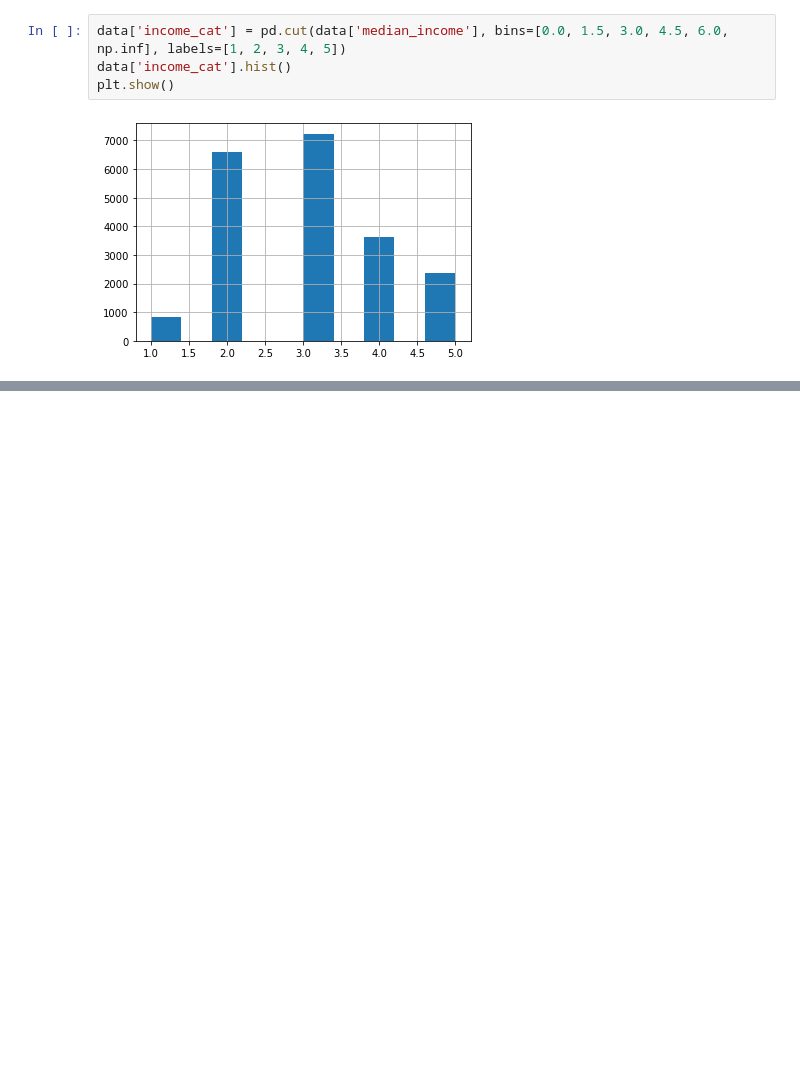
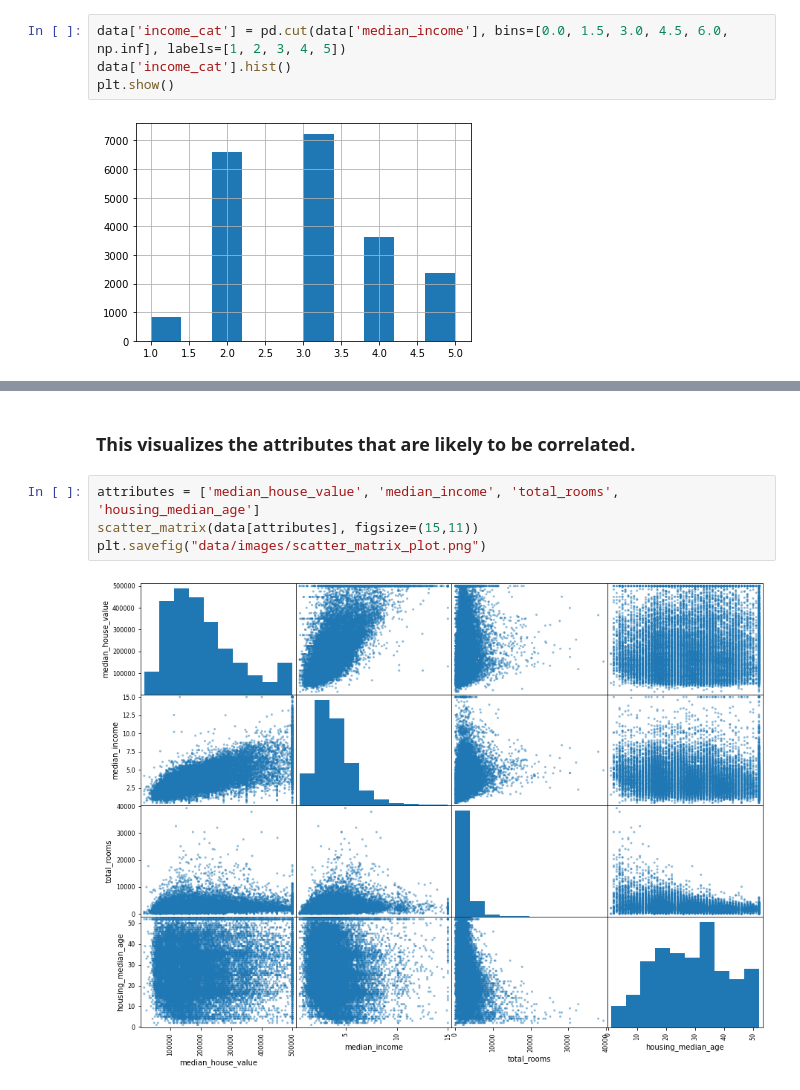
Before and after one commit to J3N1/pen15_project, a Jupyter notebook: CA Housing Prediction.ipynb, the cells around one changed output, grey strips where cells are left out. Saved outputs shown, nothing was run; the diff lists cells and outputs as text; blank space fills up the shorter version.

```diff
--- a/CA Housing Prediction.ipynb
+++ b/CA Housing Prediction.ipynb
@@ -80,0 +143,8 @@ plt.show()
+# %% [markdown]
+### This visualizes the attributes that are likely to be correlated.
+# %%
+attributes = ['median_house_value', 'median_income', 'total_rooms', 'housing_median_age']
+scatter_matrix(data[attributes], figsize=(15,11))
+plt.savefig("data/images/scatter_matrix_plot.png")
+# %% [output]
+[figure, added]
```
Also changed, not shown: parts of 17 cells of this notebook, 3 other files.
